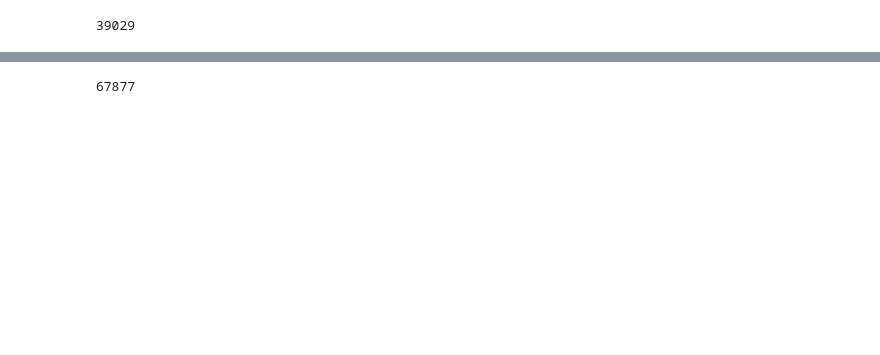
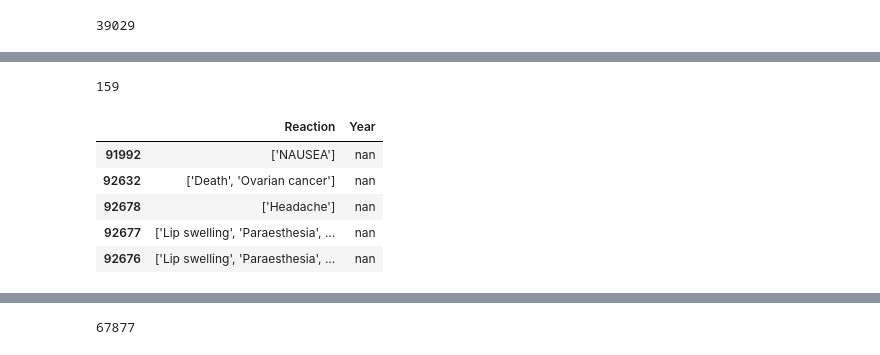
Before and after one commit to Mackshow/Project-3---Food-Recall-Data, a Jupyter notebook: Food Event working (incomplete).ipynb, the cells around one changed output, grey strips where cells are left out. Drawn from its saved outputs; the diff is of its cells as text; code cells hidden in the pictures; blank space fills up the shorter version.

Commit message:
Death Reaction & Hospitalization Outcomes Tables created

```diff
--- a/Food Event working (incomplete).ipynb
+++ b/Food Event working (incomplete).ipynb
@@ -222,3 +217,36 @@ split_df.head()
 | 92678 | Vit/Min/Prot/Unconv Diet(Human/An... | SWANSON BEST WEIGHT-CONTROL FORMU... | ['Headache'] | nan |
 | 92677 | Cosmetics | Lip Blam | ['Lip swelling', 'Paraesthesia', ... | nan |
 | 92676 | Cosmetics | BURTS BEES LIP BALM | ['Lip swelling', 'Paraesthesia', ... | nan |
+# %%
+# DataFrame columns into variables
+name_brand = food_df['name_brand']
+industry_name = food_df['industry_name']
+consumer_gender = food_df['consumer_gender']
+consumer_age = food_df['consumer_age']
+reactions = food_df['reactions']
+outcomes = food_df['outcomes']
+Year = food_df['Year']
+
+# Create a new DataFrame
+death_reaction_Table = pd.DataFrame({
+            "Reaction": reactions,
+            "Year": Year,})
+
+# Sort the DataFrame by 'Year' in descending order
+death_df = death_reaction_Table.sort_values('Year', ascending=False)
+
+
+
+# Count the number of occurrences of 'death' in the 'Reactions' column
+death_count = death_reaction_Table['Reaction'].str.contains('death').sum()
+
+print(death_count)
+death_df.head()
+# %% [output]
+159
+|  | Reaction | Year |
+| 91992 | ['NAUSEA'] | nan |
+| 92632 | ['Death', 'Ovarian cancer'] | nan |
+| 92678 | ['Headache'] | nan |
+| 92677 | ['Lip swelling', 'Paraesthesia', ... | nan |
+| 92676 | ['Lip swelling', 'Paraesthesia', ... | nan |
```
Also changed, not shown: parts of 8 cells of this notebook, 2 other files.
